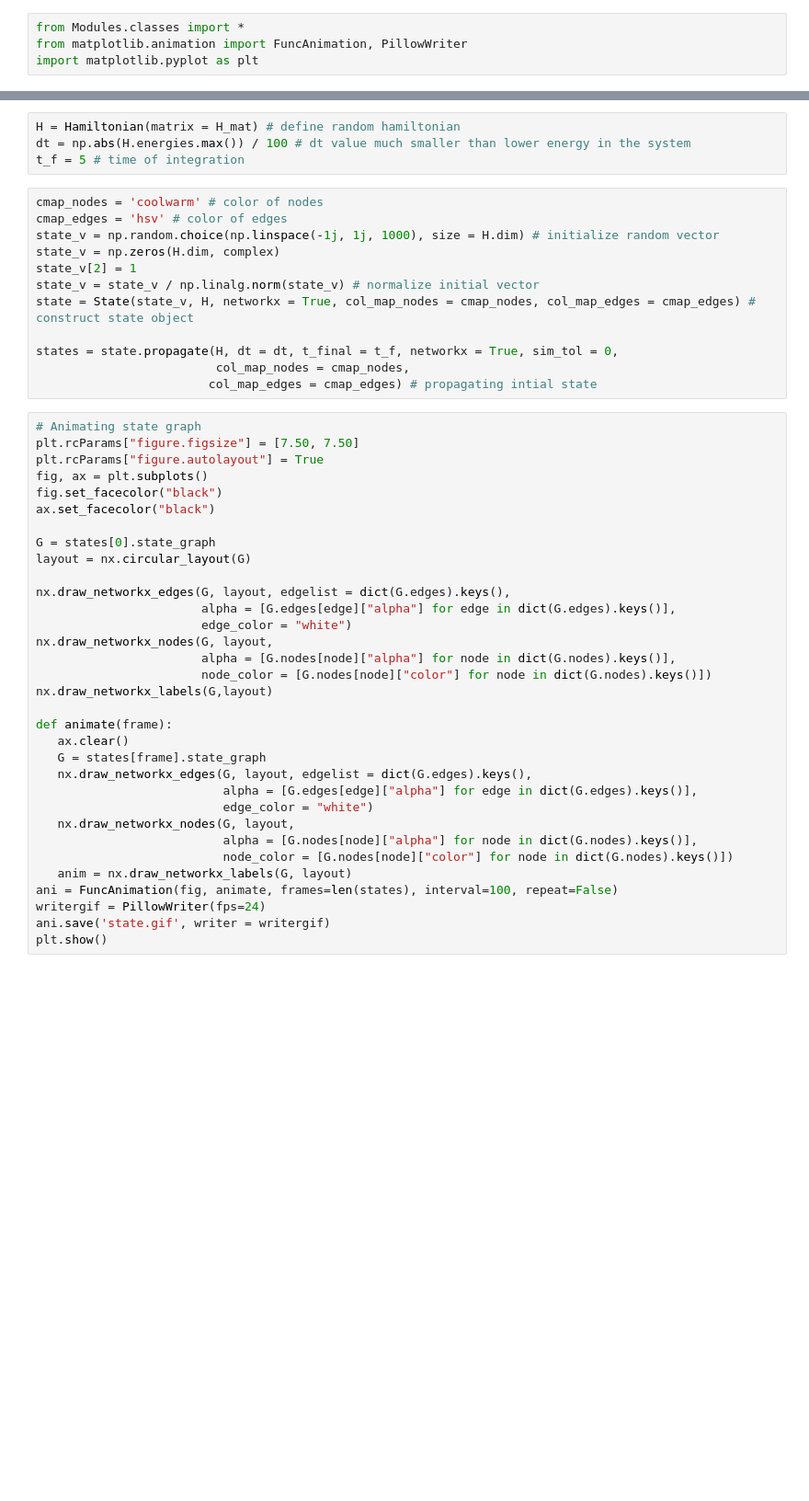
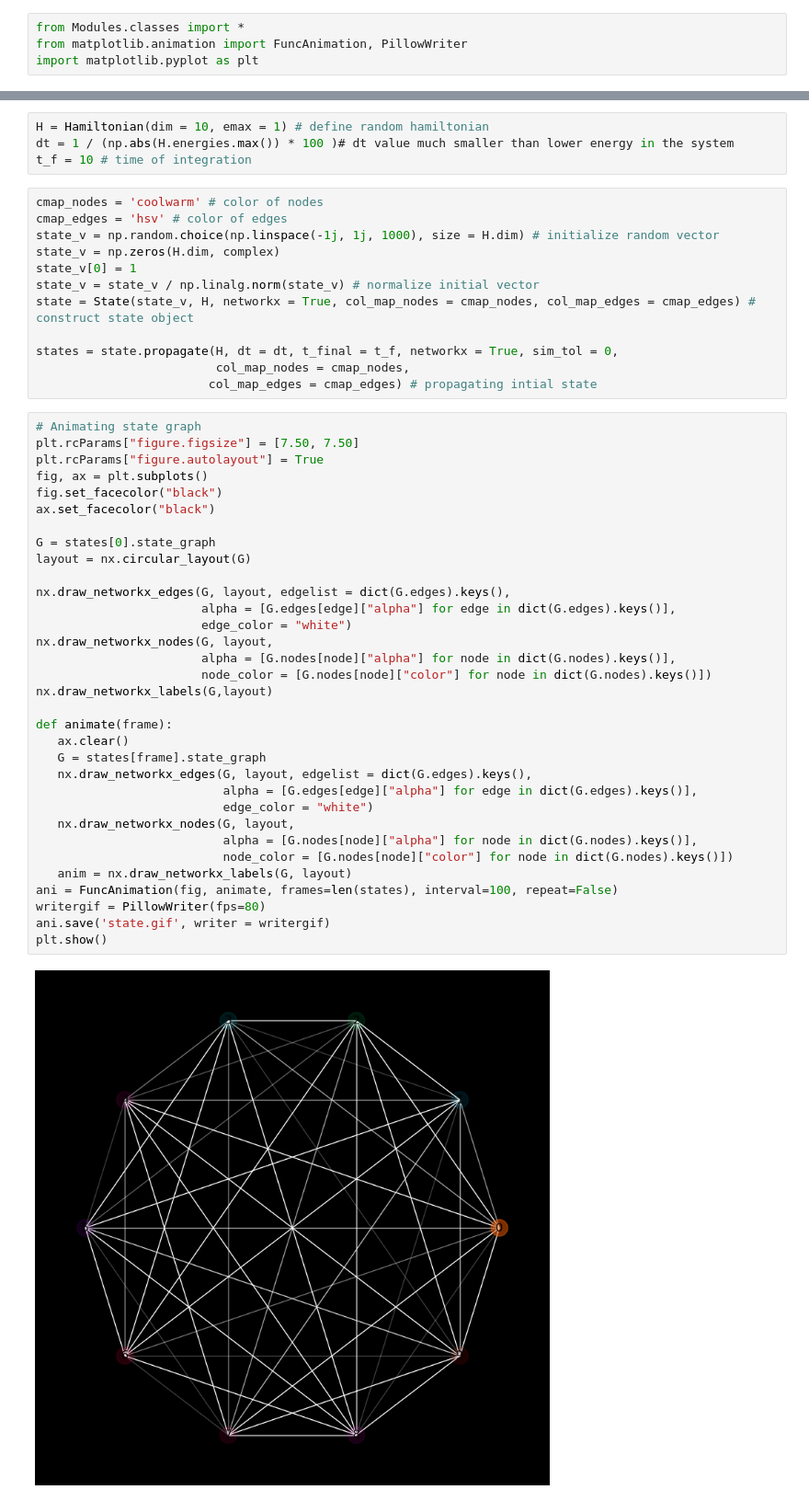
Before and after one commit to OtiDioti/HermitianGraphs, a Jupyter notebook: Example.ipynb, the cells around one changed output, grey strips where cells are left out. Shown: that part at 92% size. Drawn from its saved outputs; the diff is of its cells as text; blank space fills up the shorter version.

Commit message:
simplified random matrix generator

```diff
--- a/Example.ipynb
+++ b/Example.ipynb
@@ -7,13 +5,13 @@ H_mat = np.array([[0,0,0,0],[0,1,0.5,0],[0,0.5,1,0],[0,0,0,2]])
 # %%
-H = Hamiltonian(matrix = H_mat) # define random hamiltonian
-dt = np.abs(H.energies.max()) / 100 # dt value much smaller than lower energy in the system
-t_f = 5 # time of integration
+H = Hamiltonian(dim = 10, emax = 1) # define random hamiltonian
+dt = 1 / (np.abs(H.energies.max()) * 100 )# dt value much smaller than lower energy in the system
+t_f = 10 # time of integration
 # %%
 cmap_nodes = 'coolwarm' # color of nodes
 cmap_edges = 'hsv' # color of edges
 state_v = np.random.choice(np.linspace(-1j, 1j, 1000), size = H.dim) # initialize random vector
 state_v = np.zeros(H.dim, complex)
-state_v[2] = 1
+state_v[0] = 1
 state_v = state_v / np.linalg.norm(state_v) # normalize initial vector
 state = State(state_v, H, networkx = True, col_map_nodes = cmap_nodes, col_map_edges = cmap_edges) # construct state object
 
@@ -25,34 +23,36 @@ states = state.propagate(H, dt = dt, t_final = t_f, networkx = True, sim_tol = 0
 plt.rcParams["figure.figsize"] = [7.50, 7.50]
 plt.rcParams["figure.autolayout"] = True
 fig, ax = plt.subplots()
 fig.set_facecolor("black")
 ax.set_facecolor("black")
 
 G = states[0].state_graph
 layout = nx.circular_layout(G)
 
 nx.draw_networkx_edges(G, layout, edgelist = dict(G.edges).keys(),
                        alpha = [G.edges[edge]["alpha"] for edge in dict(G.edges).keys()],
                        edge_color = "white")
 nx.draw_networkx_nodes(G, layout,
                        alpha = [G.nodes[node]["alpha"] for node in dict(G.nodes).keys()],
                        node_color = [G.nodes[node]["color"] for node in dict(G.nodes).keys()])
 nx.draw_networkx_labels(G,layout)
 
 def animate(frame):
    ax.clear()
    G = states[frame].state_graph
    nx.draw_networkx_edges(G, layout, edgelist = dict(G.edges).keys(),
                           alpha = [G.edges[edge]["alpha"] for edge in dict(G.edges).keys()],
                           edge_color = "white")
    nx.draw_networkx_nodes(G, layout,
                           alpha = [G.nodes[node]["alpha"] for node in dict(G.nodes).keys()],
                           node_color = [G.nodes[node]["color"] for node in dict(G.nodes).keys()])
    anim = nx.draw_networkx_labels(G, layout)
 ani = FuncAnimation(fig, animate, frames=len(states), interval=100, repeat=False)
-writergif = PillowWriter(fps=24)
+writergif = PillowWriter(fps=80)
 ani.save('state.gif', writer = writergif)
 plt.show()
+# %% [output]
+[figure, added]
 # %%
 # Animating density matrix state graph
 plt.rcParams["figure.figsize"] = [7.50, 7.50]
```
Also changed, not shown: parts of 3 cells of this notebook, 3 other files.
